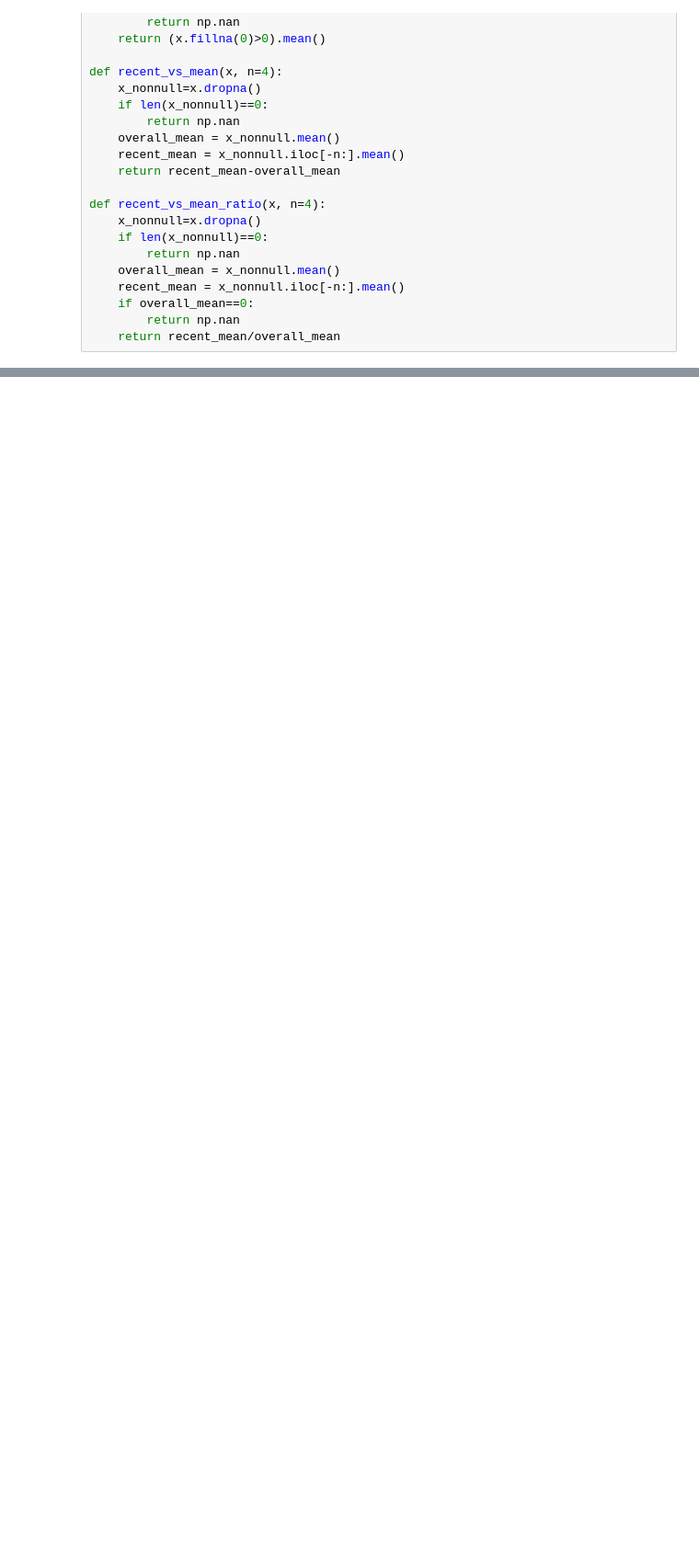
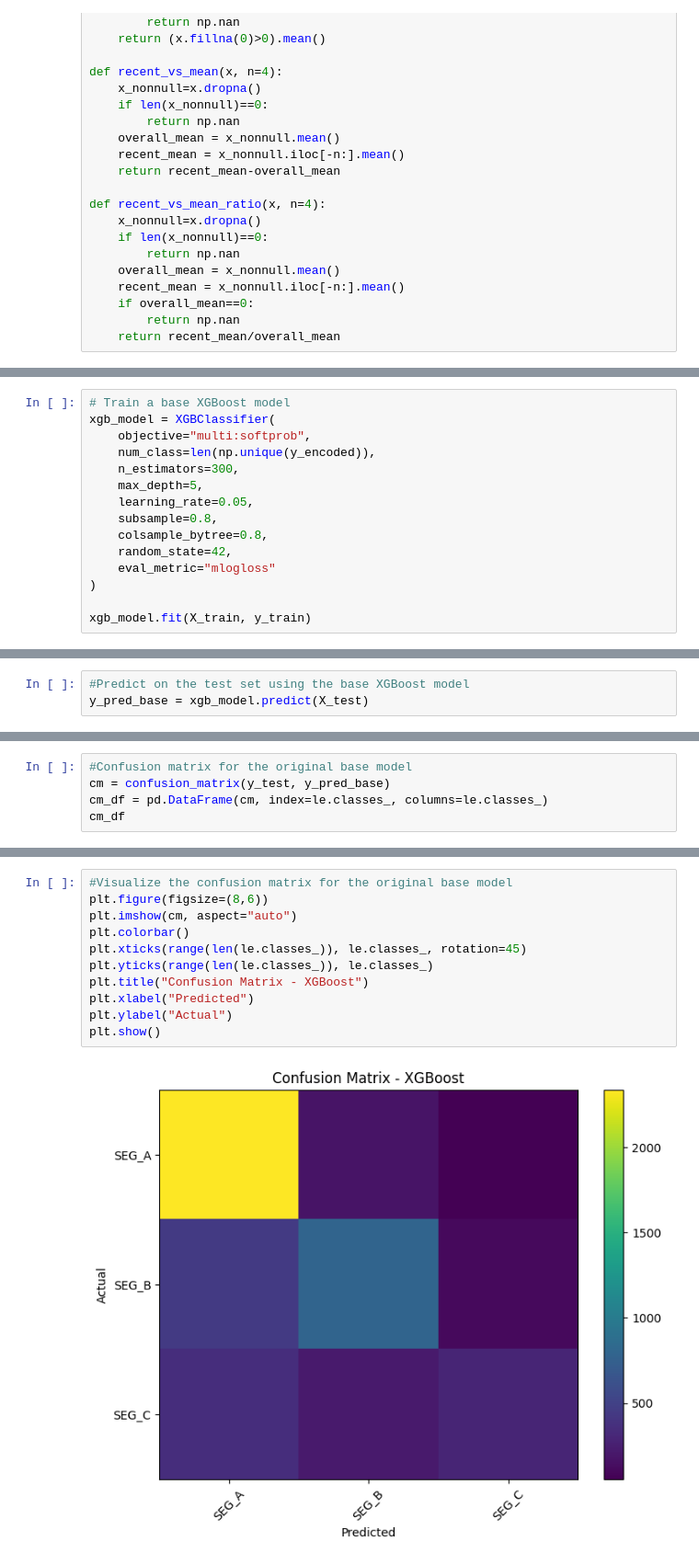
Before and after one commit to david-bazalduaa/Pfizer-segmentation-Ulcerative-Colitis, a Jupyter notebook: XGBoostModel.ipynb, the cells around one changed output, grey strips where cells are left out. Shown at 92% size. Cells and saved outputs as stored; diff of their text form; blank space fills up the shorter version.

Commit message:
Base, weighted and tuned model

```diff
--- a/XGBoostModel.ipynb
+++ b/XGBoostModel.ipynb
@@ -453,0 +486,15 @@ Dummy Macro F1: 0.2332695984703633
+# %%
+# Train a base XGBoost model
+xgb_model = XGBClassifier(
+    objective="multi:softprob",
+    num_class=len(np.unique(y_encoded)),
+    n_estimators=300,
+    max_depth=5,
+    learning_rate=0.05,
+    subsample=0.8,
+    colsample_bytree=0.8,
+    random_state=42,
+    eval_metric="mlogloss"
+)
+
+xgb_model.fit(X_train, y_train)
@@ -453,0 +513,3 @@ Dummy Macro F1: 0.2332695984703633
+# %%
+#Predict on the test set using the base XGBoost model
+y_pred_base = xgb_model.predict(X_test)
@@ -453,0 +538,5 @@ Dummy Macro F1: 0.2332695984703633
+# %%
+#Confusion matrix for the original base model
+cm = confusion_matrix(y_test, y_pred_base)
+cm_df = pd.DataFrame(cm, index=le.classes_, columns=le.classes_)
+cm_df
@@ -453,0 +548,13 @@ Dummy Macro F1: 0.2332695984703633
+# %%
+#Visualize the confusion matrix for the original base model
+plt.figure(figsize=(8,6))
+plt.imshow(cm, aspect="auto")
+plt.colorbar()
+plt.xticks(range(len(le.classes_)), le.classes_, rotation=45)
+plt.yticks(range(len(le.classes_)), le.classes_)
+plt.title("Confusion Matrix - XGBoost")
+plt.xlabel("Predicted")
+plt.ylabel("Actual")
+plt.show()
+# %% [output]
+[figure, added]
```
Also changed, not shown: parts of 60 cells of this notebook.
